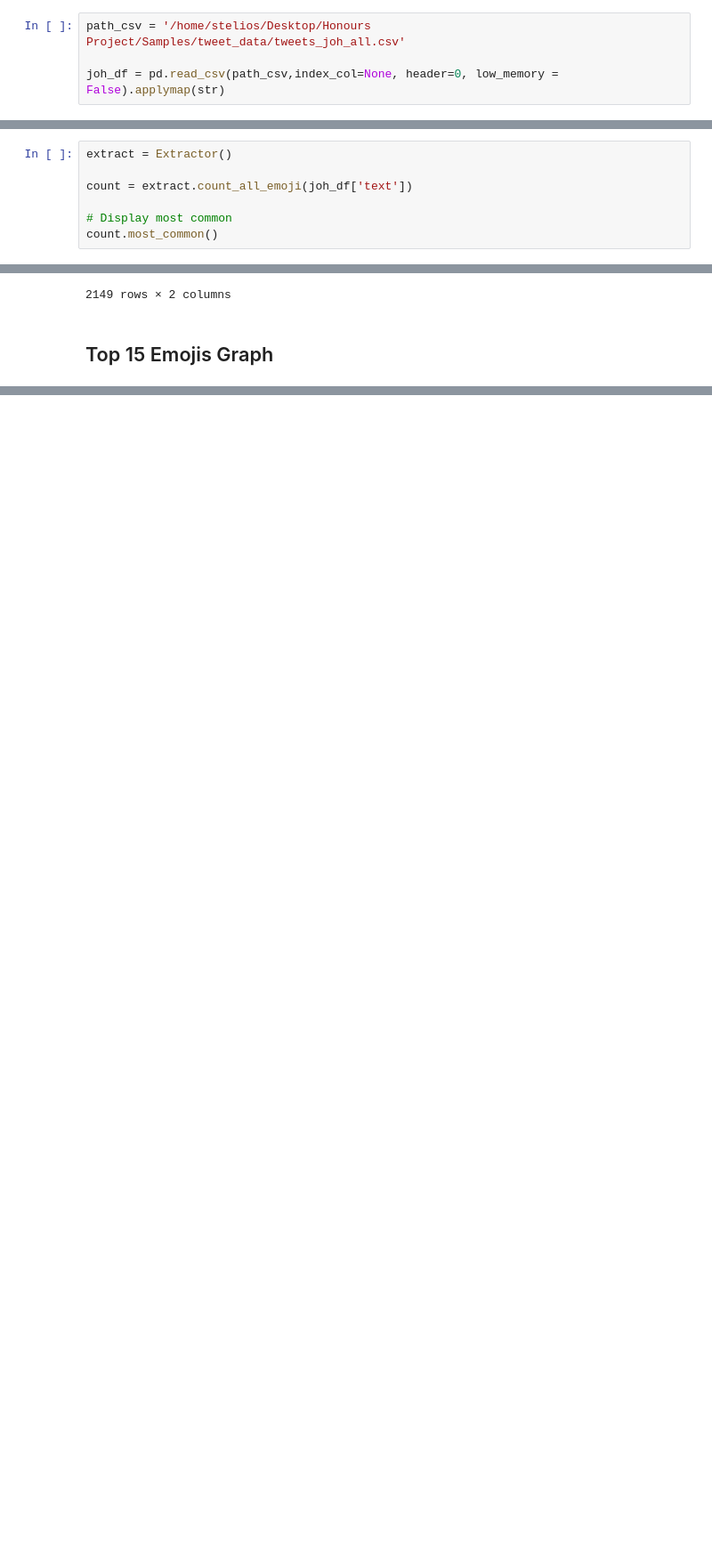
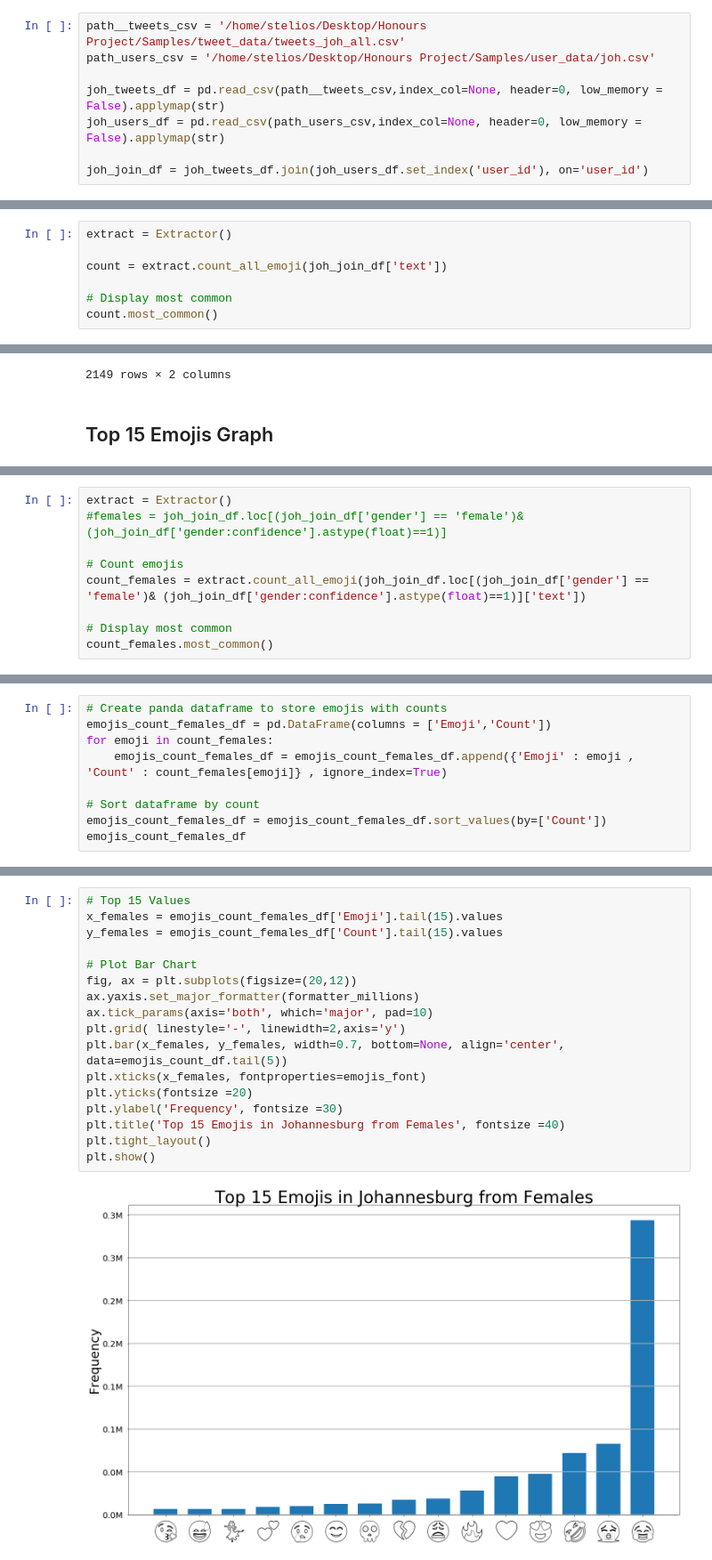
Before and after one commit to stylianosnicoletti/Emojis-usage-in-social-media-by-demographics, a Jupyter notebook: Jupyter/Emojis_ Johannesburg .ipynb, the cells around one changed output, grey strips where cells are left out. Shown at 89% size. Cells and saved outputs as stored; diff of their text form; blank space fills up the shorter version.

Commit message:
Top 15 Emojis in Johannesburg from Females

```diff
--- a/Jupyter/Emojis_ Johannesburg .ipynb
+++ b/Jupyter/Emojis_ Johannesburg .ipynb
@@ -25,7 +25,11 @@ from skimage import io
 # %% [markdown]
 ## Load csv into pandas dataframe
 # %%
-path_csv = '/home/stelios/Desktop/Honours Project/Samples/tweet_data/tweets_joh_all.csv'
+path__tweets_csv = '/home/stelios/Desktop/Honours Project/Samples/tweet_data/tweets_joh_all.csv'
+path_users_csv = '/home/stelios/Desktop/Honours Project/Samples/user_data/joh.csv'
 
-joh_df = pd.read_csv(path_csv,index_col=None, header=0, low_memory = False).applymap(str)
+joh_tweets_df = pd.read_csv(path__tweets_csv,index_col=None, header=0, low_memory = False).applymap(str)
+joh_users_df = pd.read_csv(path_users_csv,index_col=None, header=0, low_memory = False).applymap(str)
+
+joh_join_df = joh_tweets_df.join(joh_users_df.set_index('user_id'), on='user_id')
 # %% [markdown]
@@ -33,7 +37,7 @@ joh_df = pd.read_csv(path_csv,index_col=None, header=0, low_memory = False).appl
 # %%
 extract = Extractor()
 
-count = extract.count_all_emoji(joh_df['text'])
+count = extract.count_all_emoji(joh_join_df['text'])
 
 # Display most common
 count.most_common()
@@ -119,0 +126,9 @@ plt.show()
+# %%
+extract = Extractor()
+#females = joh_join_df.loc[(joh_join_df['gender'] == 'female')& (joh_join_df['gender:confidence'].astype(float)==1)]
+
+# Count emojis
+count_females = extract.count_all_emoji(joh_join_df.loc[(joh_join_df['gender'] == 'female')& (joh_join_df['gender:confidence'].astype(float)==1)]['text'])
+
+# Display most common
+count_females.most_common()
@@ -119,0 +155,9 @@ plt.show()
+# %%
+# Create panda dataframe to store emojis with counts
+emojis_count_females_df = pd.DataFrame(columns = ['Emoji','Count'])
+for emoji in count_females:
+    emojis_count_females_df = emojis_count_females_df.append({'Emoji' : emoji , 'Count' : count_females[emoji]} , ignore_index=True)
+
+# Sort dataframe by count
+emojis_count_females_df = emojis_count_females_df.sort_values(by=['Count'])
+emojis_count_females_df
@@ -119,0 +185,19 @@ plt.show()
+# %%
+# Top 15 Values
+x_females = emojis_count_females_df['Emoji'].tail(15).values
+y_females = emojis_count_females_df['Count'].tail(15).values
+
+# Plot Bar Chart
+fig, ax = plt.subplots(figsize=(20,12))
+ax.yaxis.set_major_formatter(formatter_millions)
+ax.tick_params(axis='both', which='major', pad=10)
+plt.grid( linestyle='-', linewidth=2,axis='y')
+plt.bar(x_females, y_females, width=0.7, bottom=None, align='center', data=emojis_count_df.tail(5))
+plt.xticks(x_females, fontproperties=emojis_font)
+plt.yticks(fontsize =20)
+plt.ylabel('Frequency', fontsize =30)
+plt.title('Top 15 Emojis in Johannesburg from Females', fontsize =40)
+plt.tight_layout()
+plt.show()
+# %% [output]
+[figure, added]
```
Also changed, not shown: parts of 6 cells of this notebook, 1 other file.
